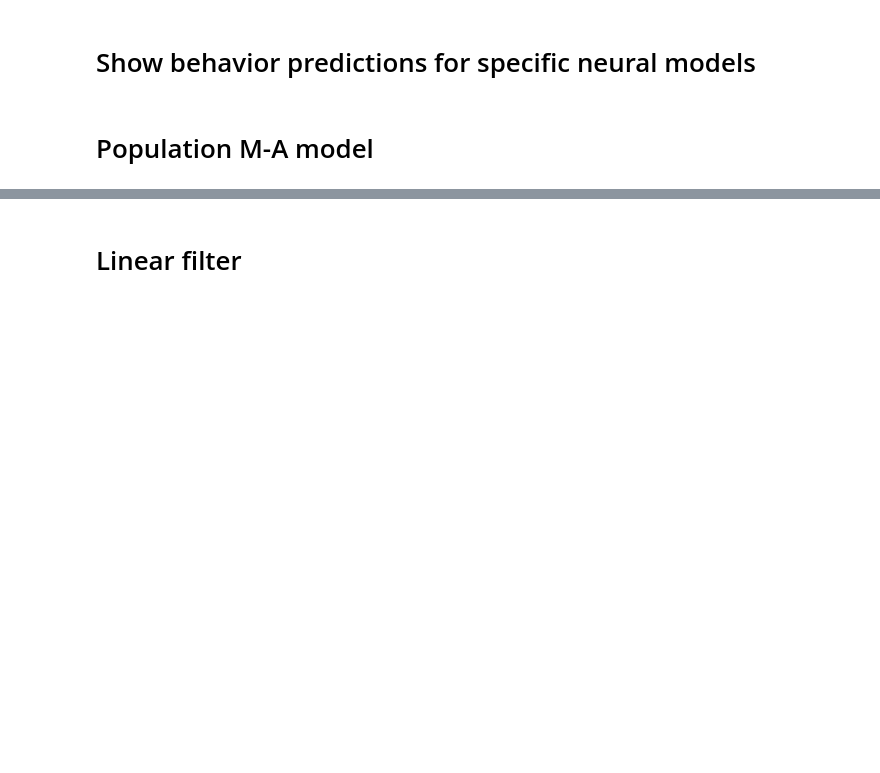
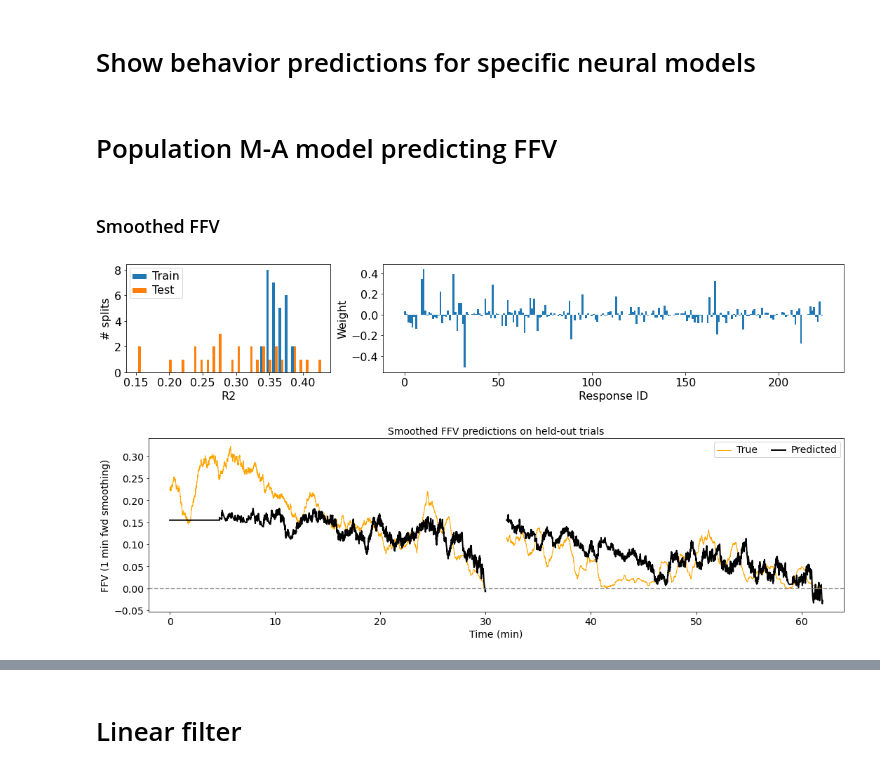
Before and after one commit to rkp8000/inferring-neural-codes, a Jupyter notebook: 6_B_show_ffv_fls_predictions.ipynb, the cells around one changed output, grey strips where cells are left out. Saved outputs shown, nothing was run; the diff lists cells and outputs as text; code cells hidden in the pictures; blank space fills up the shorter version.

```diff
--- a/6_B_show_ffv_fls_predictions.ipynb
+++ b/6_B_show_ffv_fls_predictions.ipynb
@@ -36,5 +34,5 @@ ISTRAIN = MSTRAIN.nonzero()[0]
 NTR = MSTRAIN.sum()
 NTRAIN = int(round(PTRAIN*NTR))
 # %% [markdown]
-# Population M-A model
+# Population M-A model predicting FFV
 # %%
@@ -50,3 +50,47 @@ NRL_MDL = 'dyn'  # dynamical neural model
 # NRL_MDL = 'dyn_nonadapt'
 
 FSAVE = f'data/simple/mlv/{LOAD_DIR}/baker_{NRL_MDL}_{"_".join(STRAINS).lower()}_{TARG.lower()}_ridge_alpha_{ALPHA}.npy'
+# %% [markdown]
+### Smoothed FFV
+# %%
+TARG_SHOW = 'FFV_MN_60'
+
+data = np.load(FSAVE, allow_pickle=True)[0]
+
+gs = gridspec.GridSpec(1, 3)
+
+fig = plt.figure(figsize=(15, 3), tight_layout=True)
+axs = [fig.add_subplot(gs[0, 0]), fig.add_subplot(gs[0, 1:])]
+
+axs[0].hist(np.transpose([data['r2_train'][TARG_SHOW], data['r2_test'][TARG_SHOW]]), bins=30)
+axs[0].legend(['Train', 'Test'])
+set_plot(axs[0], x_label='R2', y_label='# splits', font_size=16)
+
+axs[1].bar(np.arange(data['w'][TARG_SHOW].shape[1]), np.mean(data['w'][TARG_SHOW], axis=0), width=1)
+set_plot(axs[1], x_label='Response ID', y_label='Weight', font_size=16)
+
+ISPLIT = 0
+TEST_ITRS = [5, 9]
+
+fig, ax = plt.subplots(1, 1, figsize=(15, 4.5), tight_layout=True)
+t_offset = 0
+t_spacing = 120
+
+for itr in TEST_ITRS:
+    y = data['ys_test'][TARG_SHOW][ISPLIT][itr]
+    y_hat = data['y_hats_test'][TARG_SHOW][ISPLIT][itr]
+    t = np.arange(len(y))/FPS
+
+    ax.plot((t + t_offset)/60, y, c='orange', lw=1)
+    ax.plot((t + t_offset)/60, y_hat, c='k', lw=2)
+
+#     ax.axvline(t_offset/60, lw=1, color='g', ls='--')
+
+    t_offset += t[-1] + t_spacing
+
+ax.axhline(0, ls='--', color='gray')
+ax.legend(['True', 'Predicted'], ncol=2)
+set_plot(ax, x_lim=(-t_spacing/60, t_offset/60), x_label='Time (min)', y_label='FFV (1 min fwd smoothing)', title='Smoothed FFV predictions on held-out trials', font_size=14)
+# %% [output]
+[figure, added]
+[figure, added]
```
Also changed, not shown: parts of 18 cells of this notebook, 15 other files.
